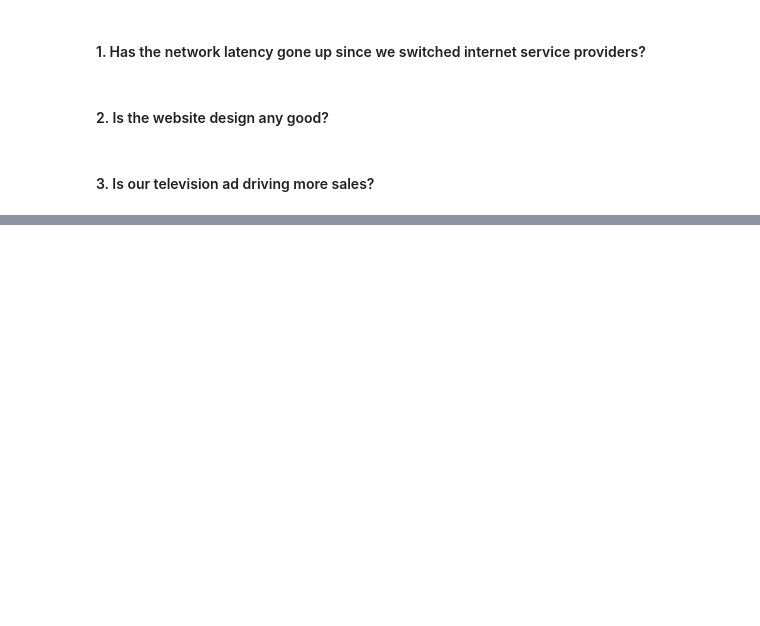
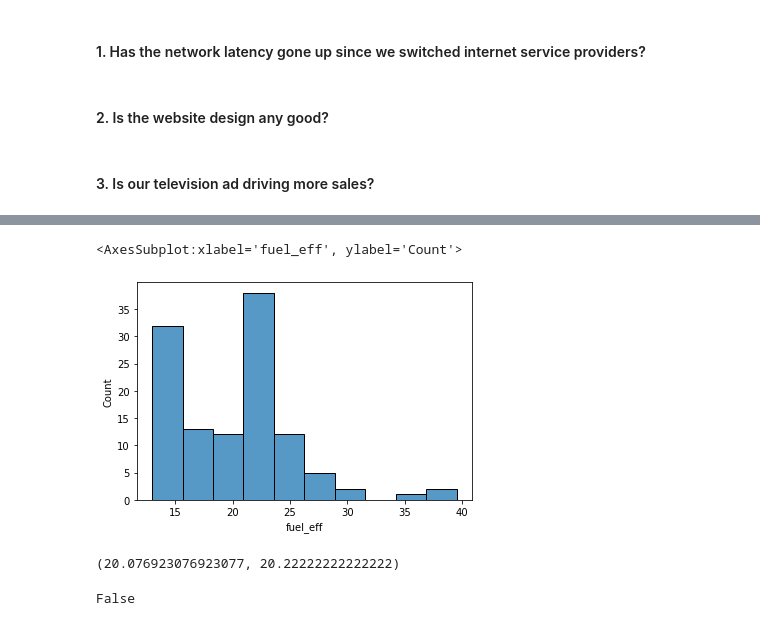
Before and after one commit to morgancross2/statistics-exercises, a Jupyter notebook: hypothesis_testing.ipynb, the cells around one changed output, grey strips where cells are left out. Saved outputs shown, nothing was run; the diff lists cells and outputs as text; code cells hidden in the pictures; blank space fills up the shorter version.

```diff
--- a/hypothesis_testing.ipynb
+++ b/hypothesis_testing.ipynb
@@ -27,0 +120,9 @@
+# %%
+sns.histplot(nine)
+# %% [output]
+<AxesSubplot:xlabel='fuel_eff', ylabel='Count'>
+[figure, added]
+# %%
+eight.mean(), nine.mean()
+# %% [output]
+(20.076923076923077, 20.22222222222222)
@@ -27,0 +134,5 @@
+# %%
+# variance is similar
+p < α
+# %% [output]
+False
```
Also changed, not shown: parts of 44 cells of this notebook.
